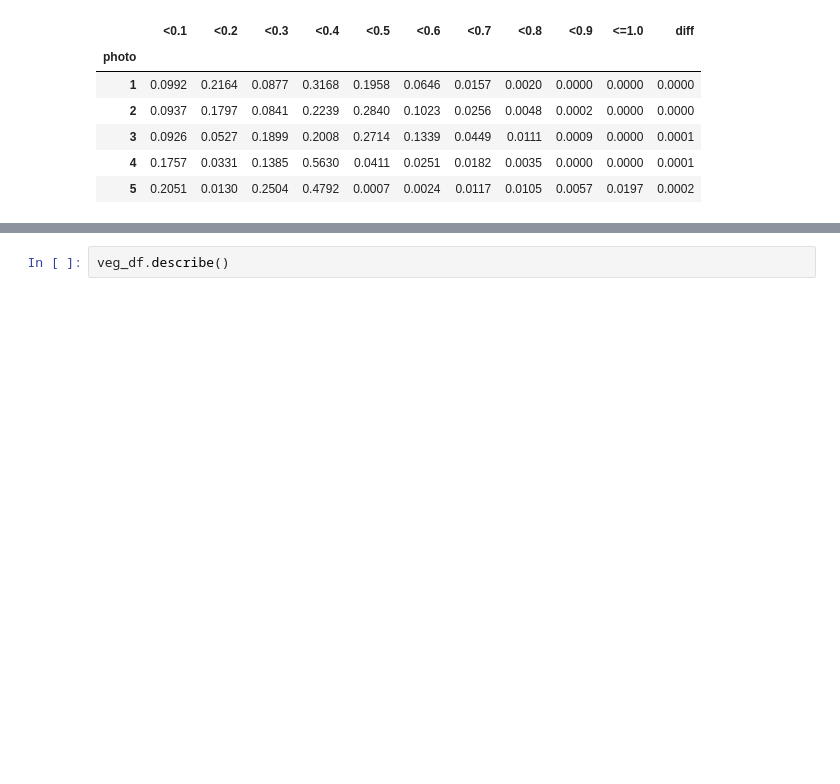
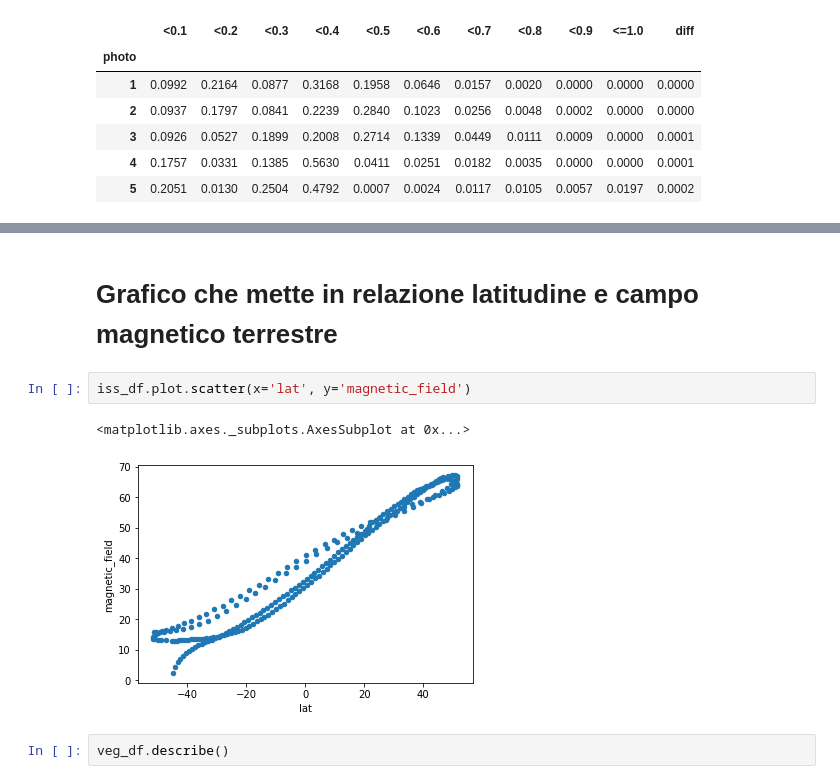
Before and after one commit to FrancescoGiraud0/WOODProject, a Jupyter notebook: data_analysis/Analisi.ipynb, the cells around one changed output, grey strips where cells are left out. Cells and saved outputs as stored; diff of their text form; blank space fills up the shorter version.

```diff
--- a/data_analysis/Analisi.ipynb
+++ b/data_analysis/Analisi.ipynb
@@ -50,3 +99,10 @@ veg_df.head()
+# %% [markdown]
+# Grafico che mette in relazione latitudine e campo magnetico terrestre
+# %%
+iss_df.plot.scatter(x='lat', y='magnetic_field')
+# %% [output]
+<matplotlib.axes._subplots.AxesSubplot at 0x...>
+[figure, added]
 # %%
 veg_df.describe()
 # %% [output]
```
Also changed, not shown: parts of 8 cells of this notebook.
